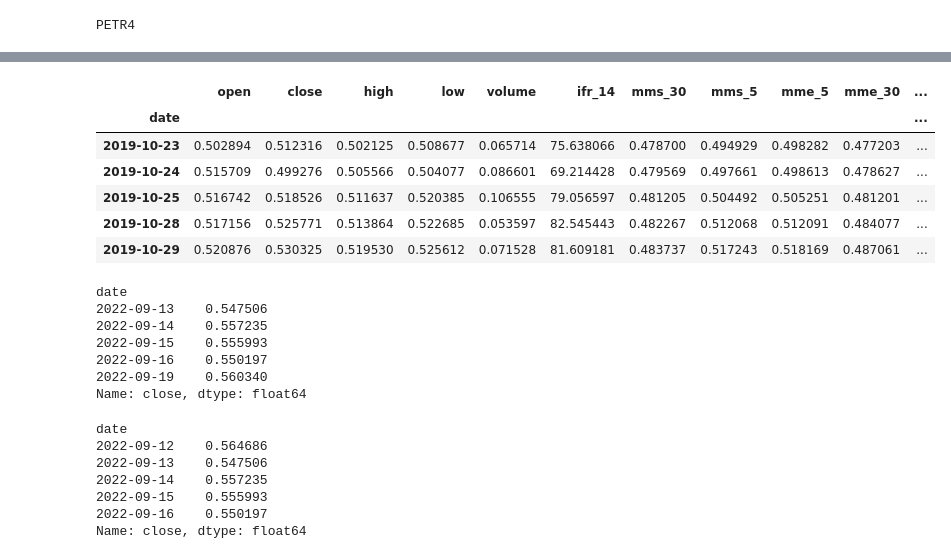
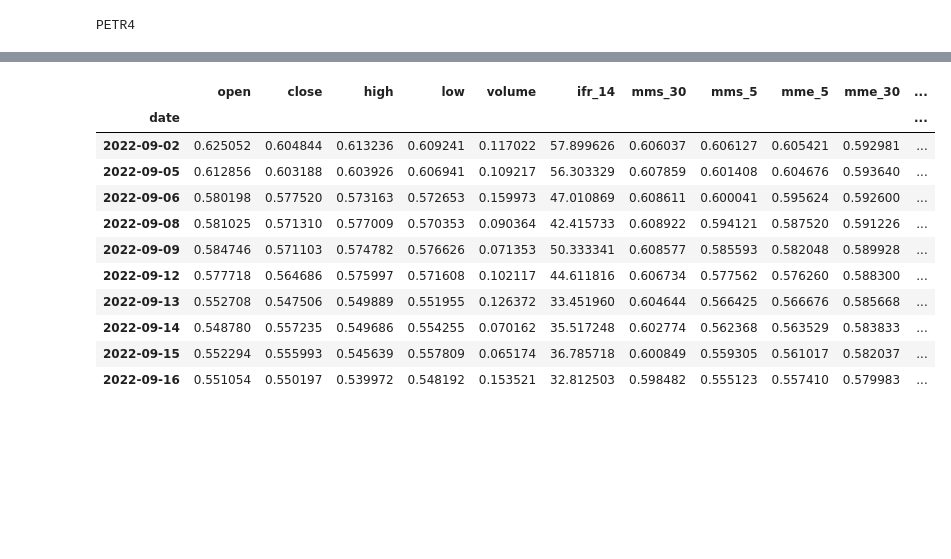
Before and after one commit to MarcosSouza257/IEEE_ID9184, a Jupyter notebook: backtest.ipynb, the cells around one changed output, grey strips where cells are left out. Cells and saved outputs as stored; diff of their text form; code cells hidden in the pictures; blank space fills up the shorter version.

```diff
--- a/backtest.ipynb
+++ b/backtest.ipynb
@@ -129,30 +118,0 @@ df_petr.head()
-# %%
-df_petr.head()
-# %% [output]
-|  | open | close | high | low | volume | ifr_14 | mms_30 | mms_5 | mme_5 | mme_30 | ... |
-| date |  |  |  |  |  |  |  |  |  |  | ... |
-| 2019-10-23 | 0.502894 | 0.512316 | 0.502125 | 0.508677 | 0.065714 | 75.638066 | 0.478700 | 0.494929 | 0.498282 | 0.477203 | ... |
-| 2019-10-24 | 0.515709 | 0.499276 | 0.505566 | 0.504077 | 0.086601 | 69.214428 | 0.479569 | 0.497661 | 0.498613 | 0.478627 | ... |
-| 2019-10-25 | 0.516742 | 0.518526 | 0.511637 | 0.520385 | 0.106555 | 79.056597 | 0.481205 | 0.504492 | 0.505251 | 0.481201 | ... |
-| 2019-10-28 | 0.517156 | 0.525771 | 0.513864 | 0.522685 | 0.053597 | 82.545443 | 0.482267 | 0.512068 | 0.512091 | 0.484077 | ... |
-| 2019-10-29 | 0.520876 | 0.530325 | 0.519530 | 0.525612 | 0.071528 | 81.609181 | 0.483737 | 0.517243 | 0.518169 | 0.487061 | ... |
-# %%
-all_stock_data['PETR4']['close'].tail()
-# %% [output]
-date
-2022-09-13    0.547506
-2022-09-14    0.557235
-2022-09-15    0.555993
-2022-09-16    0.550197
-2022-09-19    0.560340
-Name: close, dtype: float64
-# %%
-df_petr['close'][''].tail()
-# %% [output]
-date
-2022-09-12    0.564686
-2022-09-13    0.547506
-2022-09-14    0.557235
-2022-09-15    0.555993
-2022-09-16    0.550197
-Name: close, dtype: float64
@@ -158,0 +122,15 @@ Name: close, dtype: float64
+# %%
+signals_df.tail(10)
+# %% [output]
+|  | open | close | high | low | volume | ifr_14 | mms_30 | mms_5 | mme_5 | mme_30 | ... |
+| date |  |  |  |  |  |  |  |  |  |  | ... |
+| 2022-09-02 | 0.625052 | 0.604844 | 0.613236 | 0.609241 | 0.117022 | 57.899626 | 0.606037 | 0.606127 | 0.605421 | 0.592981 | ... |
+| 2022-09-05 | 0.612856 | 0.603188 | 0.603926 | 0.606941 | 0.109217 | 56.303329 | 0.607859 | 0.601408 | 0.604676 | 0.593640 | ... |
+| 2022-09-06 | 0.580198 | 0.577520 | 0.573163 | 0.572653 | 0.159973 | 47.010869 | 0.608611 | 0.600041 | 0.595624 | 0.592600 | ... |
+| 2022-09-08 | 0.581025 | 0.571310 | 0.577009 | 0.570353 | 0.090364 | 42.415733 | 0.608922 | 0.594121 | 0.587520 | 0.591226 | ... |
+| 2022-09-09 | 0.584746 | 0.571103 | 0.574782 | 0.576626 | 0.071353 | 50.333341 | 0.608577 | 0.585593 | 0.582048 | 0.589928 | ... |
+| 2022-09-12 | 0.577718 | 0.564686 | 0.575997 | 0.571608 | 0.102117 | 44.611816 | 0.606734 | 0.577562 | 0.576260 | 0.588300 | ... |
+| 2022-09-13 | 0.552708 | 0.547506 | 0.549889 | 0.551955 | 0.126372 | 33.451960 | 0.604644 | 0.566425 | 0.566676 | 0.585668 | ... |
+| 2022-09-14 | 0.548780 | 0.557235 | 0.549686 | 0.554255 | 0.070162 | 35.517248 | 0.602774 | 0.562368 | 0.563529 | 0.583833 | ... |
+| 2022-09-15 | 0.552294 | 0.555993 | 0.545639 | 0.557809 | 0.065174 | 36.785718 | 0.600849 | 0.559305 | 0.561017 | 0.582037 | ... |
+| 2022-09-16 | 0.551054 | 0.550197 | 0.539972 | 0.548192 | 0.153521 | 32.812503 | 0.598482 | 0.555123 | 0.557410 | 0.579983 | ... |
```
Also changed, not shown: parts of 8 cells of this notebook.
